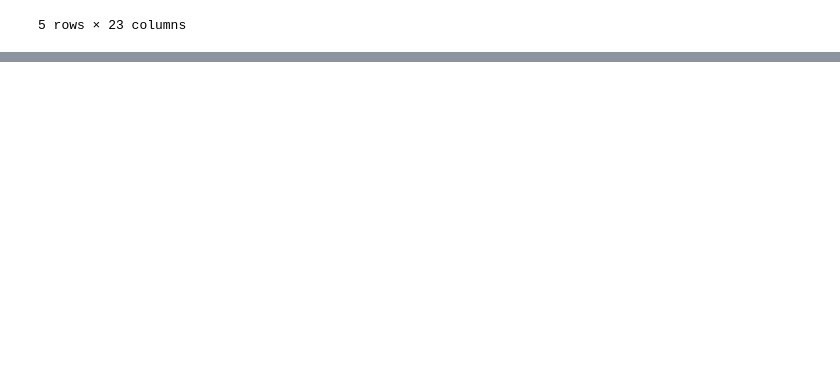
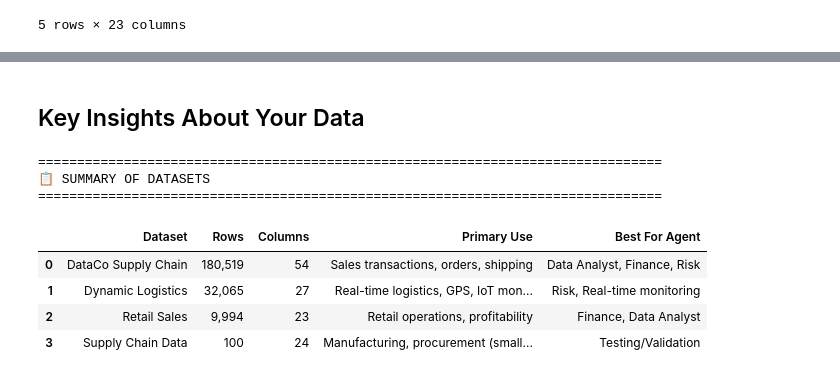
Before and after one commit to Bhardwaj-Saurabh/OmniSupply-AI-Multi-Agent-Supply-Chain-Intelligence-Platform, a Jupyter notebook: notebooks/research.ipynb, the cells around one changed output, grey strips where cells are left out. Saved outputs shown, nothing was run; the diff lists cells and outputs as text; code cells hidden in the pictures; blank space fills up the shorter version.

```diff
--- a/notebooks/research.ipynb
+++ b/notebooks/research.ipynb
@@ -93,0 +439,75 @@ retail_sales_df.head()
+# %% [markdown]
+## Key Insights About Your Data
+# %%
+print("="*80)
+print("📋 SUMMARY OF DATASETS")
+print("="*80)
+
+summary_data = {
+    'Dataset': ['DataCo Supply Chain', 'Dynamic Logistics', 'Retail Sales', 'Supply Chain Data'],
+    'Rows': [f"{dataco_df.shape[0]:,}", f"{dynamic_logistics_df.shape[0]:,}",
+             f"{retail_sales_df.shape[0]:,}", f"{supply_chain_df.shape[0]:,}"],
+    'Columns': [dataco_df.shape[1], dynamic_logistics_df.shape[1],
+                retail_sales_df.shape[1], supply_chain_df.shape[1]],
+    'Primary Use': [
+        'Sales transactions, orders, shipping',
+        'Real-time logistics, GPS, IoT monitoring',
+        'Retail operations, profitability',
+        'Manufacturing, procurement (small test set)'
+    ],
+    'Best For Agent': [
+        'Data Analyst, Finance, Risk',
+        'Risk, Real-time monitoring',
+        'Finance, Data Analyst',
+        'Testing/Validation'
+    ]
+}
+
+summary_df = pd.DataFrame(summary_data)
+print("\n")
+display(summary_df)
+
+print("\n" + "="*80)
+print("🔑 KEY DATA POINTS AVAILABLE")
+print("="*80)
+print("\n📊 For Data Analyst Agent:")
+print("  • Order volumes, sales trends over time")
+print("  • Customer segmentation (city, state, country)")
+print("  • Product categories and performance")
+print("  • Shipping modes and delivery patterns")
+
+print("\n⚠️  For Supply Chain Risk Agent:")
+print("  • Late delivery risk scores")
+print("  • Actual vs scheduled shipping days")
+print("  • Warehouse inventory levels")
+print("  • Disruption likelihood scores")
+print("  • Route risk levels")
+print("  • Stock levels and lead times")
+
+print("\n💰 For Finance Insight Agent:")
+print("  • Sales revenue by product/customer/region")
+print("  • Profit and profit margins")
+print("  • Discount patterns")
+print("  • Benefit per order")
+print("  • Product costs and pricing")
+
+print("\n📈 For Reporting Agent:")
+print("  • Time-series data for weekly/monthly reports")
+print("  • KPIs: delivery performance, sales, profit")
+print("  • Regional performance metrics")
+print("  • Return rates")
+
+print("\n🔔 For Workflow/Alert Agent:")
+print("  • Late delivery triggers")
+print("  • Low inventory alerts")
+print("  • High-risk shipment flags")
+print("  • Demand spike detection")
+# %% [output]
+================================================================================
+📋 SUMMARY OF DATASETS
+================================================================================
+|  | Dataset | Rows | Columns | Primary Use | Best For Agent |
+| 0 | DataCo Supply Chain | 180,519 | 54 | Sales transactions, orders, shipping | Data Analyst, Finance, Risk |
+| 1 | Dynamic Logistics | 32,065 | 27 | Real-time logistics, GPS, IoT mon... | Risk, Real-time monitoring |
+| 2 | Retail Sales | 9,994 | 23 | Retail operations, profitability | Finance, Data Analyst |
+| 3 | Supply Chain Data | 100 | 24 | Manufacturing, procurement (small... | Testing/Validation |
```
Also changed, not shown: parts of 13 cells of this notebook, 6 other files.
